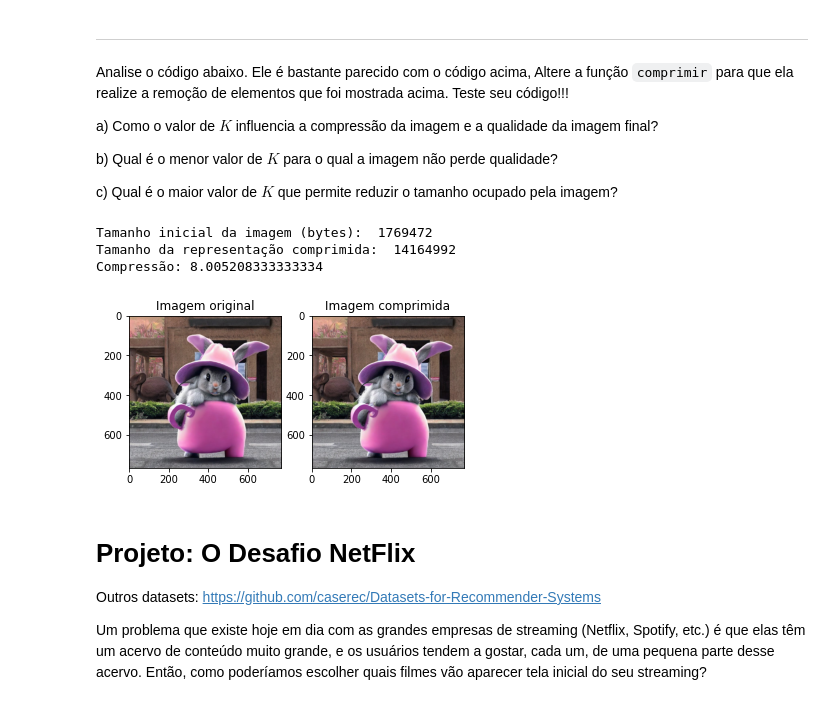
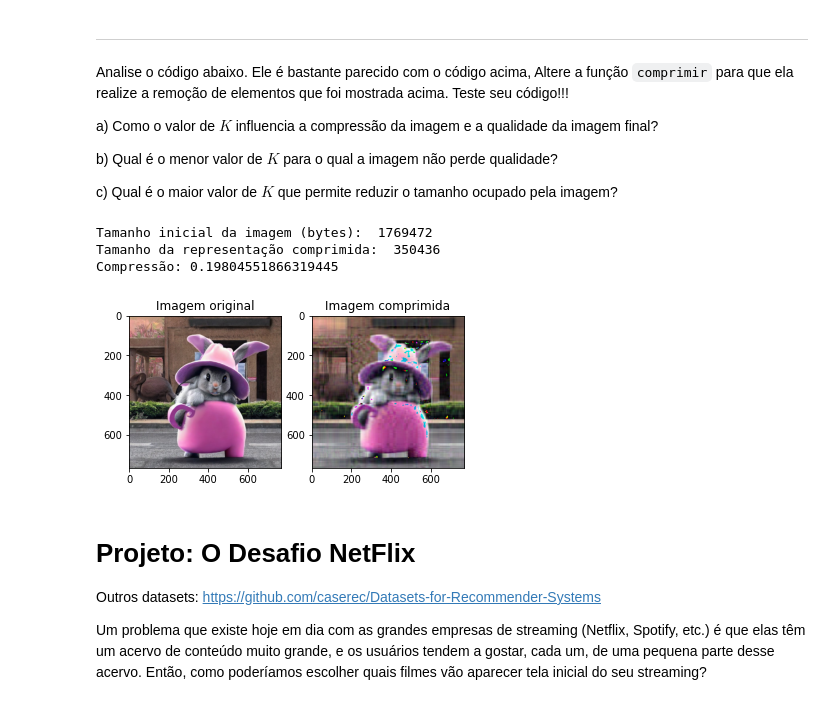
Before and after one commit to PedroPertusi/alglin-alunos, a Jupyter notebook: 05-autovetores_e_autovalores.ipynb, the cells around one changed output. Saved outputs shown, nothing was run; the diff lists cells and outputs as text; code cells hidden in the pictures.

Commit message:
comprimi

```diff
--- a/05-autovetores_e_autovalores.ipynb
+++ b/05-autovetores_e_autovalores.ipynb
@@ -922,9 +922,9 @@ import matplotlib.image as mpimg
 def comprimir (u, s, vt, K):
     """Remove elementos de u, s e vt deixando somente K componentes restantes
     """
-    u_ = u
-    s_ = s
-    vt_ = vt
+    u_ = u[:,0:K]
+    s_ = s[:K]
+    vt_ = vt[:K,:]
     return u_, s_, vt_
 
 A = mpimg.imread("rabbit.jpeg")
@@ -936,37 +936,37 @@ u2, s2, vt2 = svd(A[:,:,2])
 n_bytes_inicial = A.nbytes
 print("Tamanho inicial da imagem (bytes): ", n_bytes_inicial)
 
-K = 10
+K = 19
 
 u0, s0, vt0 = comprimir(u0, s0, vt0, K)
 u1, s1, vt1 = comprimir(u1, s1, vt1, K)
 u2, s2, vt2 = comprimir(u2, s2, vt2, K)
 
 sigma0 = diagsvd(s0, u0.shape[1], vt0.shape[0])
 sigma1 = diagsvd(s1, u1.shape[1], vt1.shape[0])
 sigma2 = diagsvd(s2, u2.shape[1], vt2.shape[0])
 
 n_bytes_final = u0.nbytes + u1.nbytes + u2.nbytes + s0.nbytes + s1.nbytes + s2.nbytes + vt0.nbytes + vt1.nbytes + vt2.nbytes
 print("Tamanho da representação comprimida: ", n_bytes_final)
 print("Compressão:", n_bytes_final / n_bytes_inicial)
 
 B = np.zeros_like(A)
 B[:,:,0] = u0 @ sigma0 @ vt0
 B[:,:,1] = u1 @ sigma1 @ vt1
 B[:,:,2] = u2 @ sigma2 @ vt2
 
 plt.subplot(1,2,1)
 plt.title('Imagem original')
 plt.imshow(A, cmap='gray')
 plt.subplot(1,2,2)
 plt.title('Imagem comprimida')
 plt.imshow(B, cmap='gray')
 plt.show()
 # %% [output]
 Tamanho inicial da imagem (bytes):  1769472
-Tamanho da representação comprimida:  14164992
-Compressão: 8.005208333333334
+Tamanho da representação comprimida:  350436
+Compressão: 0.19804551866319445
-[figure, old version]
+[figure, new version]
 # %% [markdown]
 # Projeto: O Desafio NetFlix
 Outros datasets: https://github.com/caserec/Datasets-for-Recommender-Systems
```
